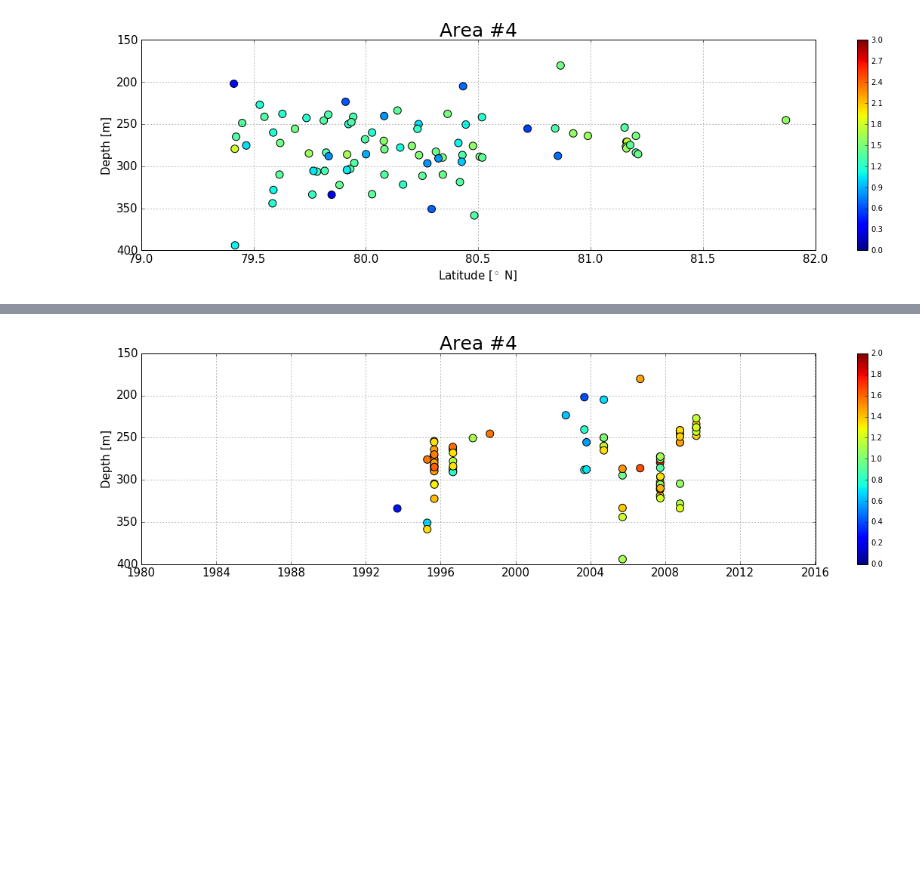
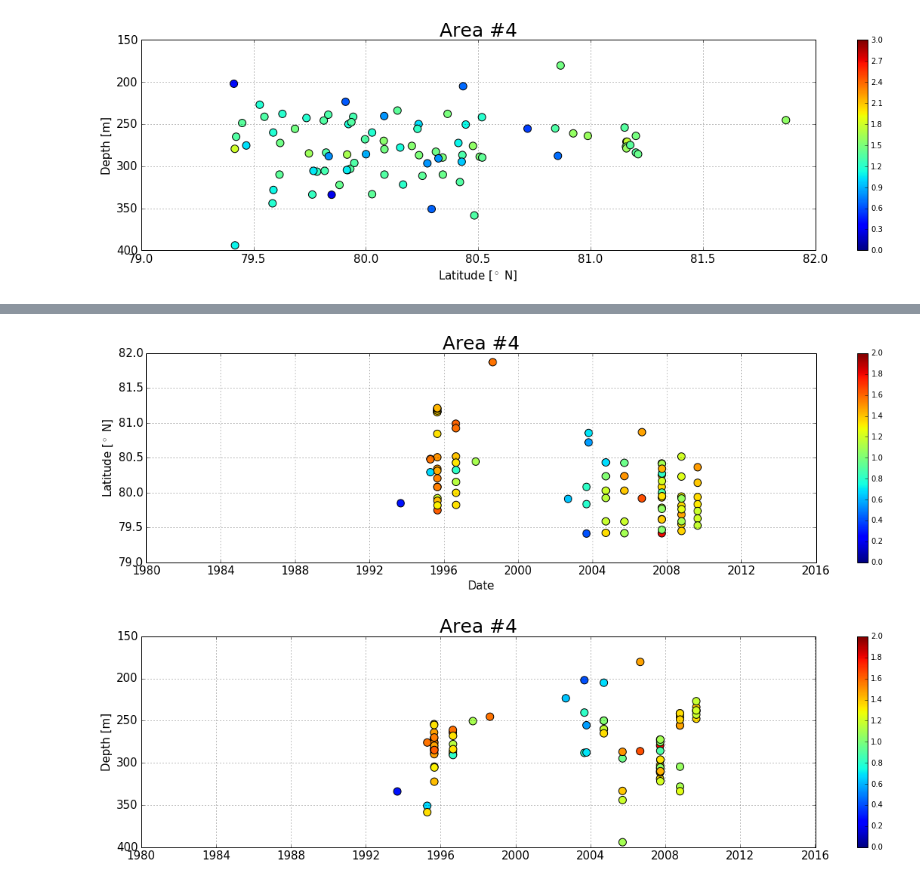
Before and after one commit to UBC-MOAD/analysis-melanie, a Jupyter notebook: notebooks/Geotraces2015data/WOD-fromODV-64N90N-TemperatureOnIsopycn27875-27975-SpecificAreas-area4.ipynb, the cells around one changed output, grey strips where cells are left out. Cells and saved outputs as stored; diff of their text form; code cells hidden in the pictures; blank space fills up the shorter version.

```diff
--- a/notebooks/Geotraces2015data/WOD-fromODV-64N90N-TemperatureOnIsopycn27875-27975-SpecificAreas-area4.ipynb
+++ b/notebooks/Geotraces2015data/WOD-fromODV-64N90N-TemperatureOnIsopycn27875-27975-SpecificAreas-area4.ipynb
@@ -277,3 +276,25 @@ ax.invert_yaxis()
+# %%
+fig,ax=plt.subplots(1,1,facecolor='w',figsize=(20,5))
+
+ConvertDate = []
+ind = area4.index.tolist()
+for i in range(0,len(ind),1):
+    d = dateutil.parser.parse(area4.Date[ind[i]])
+    ConvertDate.append(d.strftime('%Y-%m-%d'))
+ConvertDate = pd.to_datetime(ConvertDate)
+
+sc=ax.scatter(ConvertDate,area4.Lat,c=area4.temp.tolist(),s=100,vmin=0,vmax=2)
+plt.colorbar(sc)
+ax.set_title('Area #4', fontsize = '25')
+ax.set_ylabel('Latitude [$^\circ$ N]',fontsize='15')
+ax.set_xlabel('Date',fontsize='15')
+ax.set_xlim(['1980-01-01','2016-01-01'])
+ax.set_ylim([79,82])
+#ax.set_ylim([150,300])
+ax.tick_params(labelsize=15)
+ax.grid()
+# %% [output]
+[figure, added]
 # %%
 fig,ax=plt.subplots(1,1,facecolor='w',figsize=(20,5))
 
```
Also changed, not shown: parts of 2 cells of this notebook, 9 other files.
